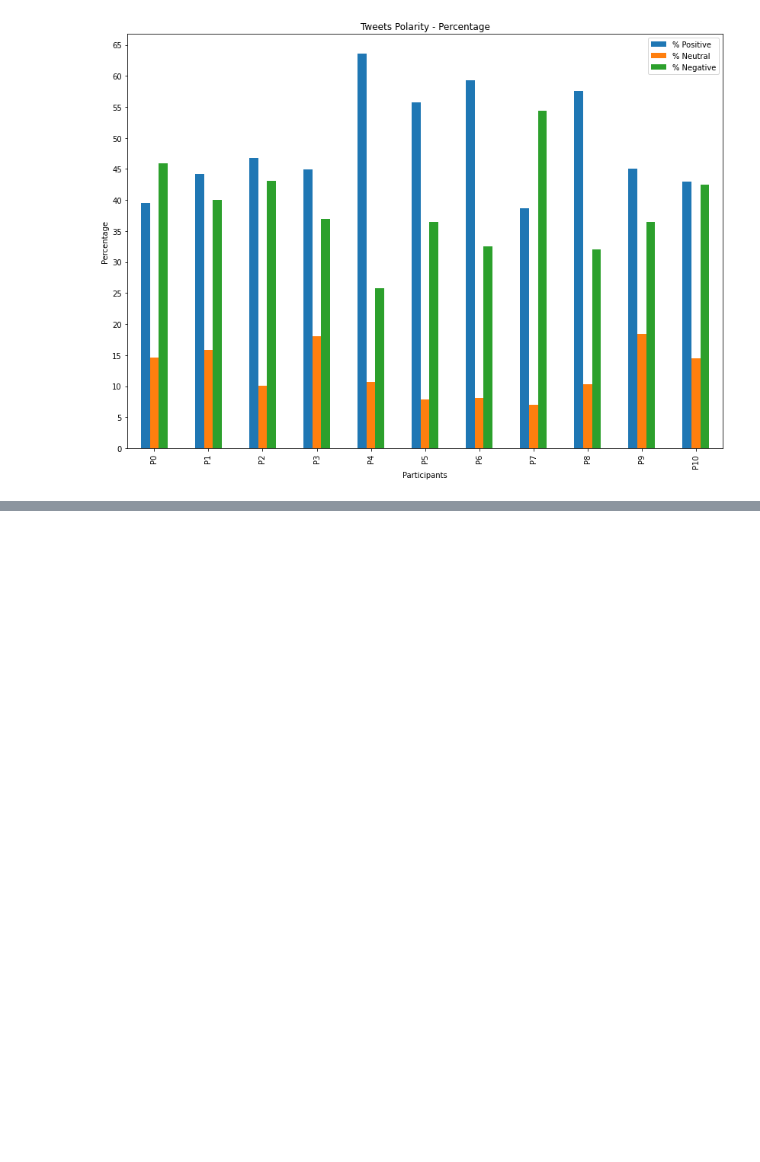
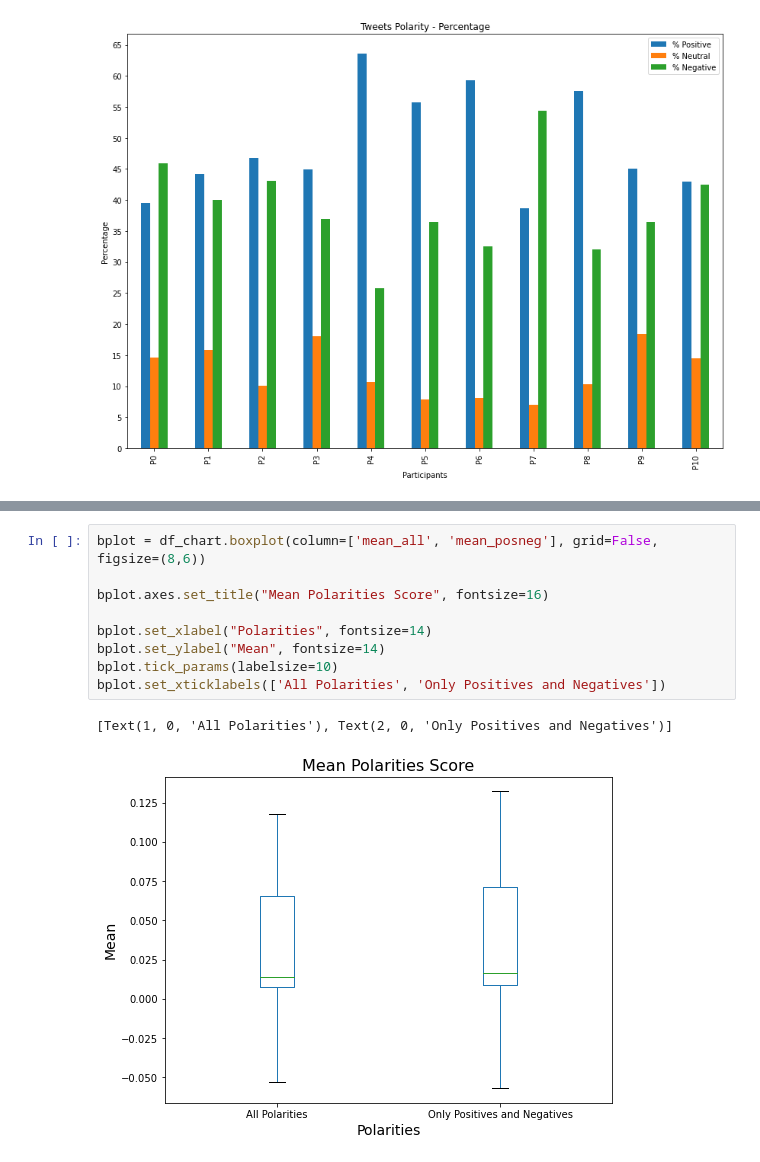
Before and after one commit to leosilva/peerj_computer_science_2022, a Jupyter notebook: Notebooks/Charts - Polarity Scores.ipynb, the cells around one changed output, grey strips where cells are left out. Cells and saved outputs as stored; diff of their text form; blank space fills up the shorter version.

```diff
--- a/Notebooks/Line Chart Polarity Scores.ipynb
+++ b/Notebooks/Charts - Polarity Scores.ipynb
@@ -399,0 +459,12 @@ for b in bigfive:
+# %%
+bplot = df_chart.boxplot(column=['mean_all', 'mean_posneg'], grid=False, figsize=(8,6))
+
+bplot.axes.set_title("Mean Polarities Score", fontsize=16)
+
+bplot.set_xlabel("Polarities", fontsize=14)
+bplot.set_ylabel("Mean", fontsize=14)
+bplot.tick_params(labelsize=10)
+bplot.set_xticklabels(['All Polarities', 'Only Positives and Negatives'])
+# %% [output]
+[Text(1, 0, 'All Polarities'), Text(2, 0, 'Only Positives and Negatives')]
+[figure, added]
```
Also changed, not shown: parts of 6 cells of this notebook.
